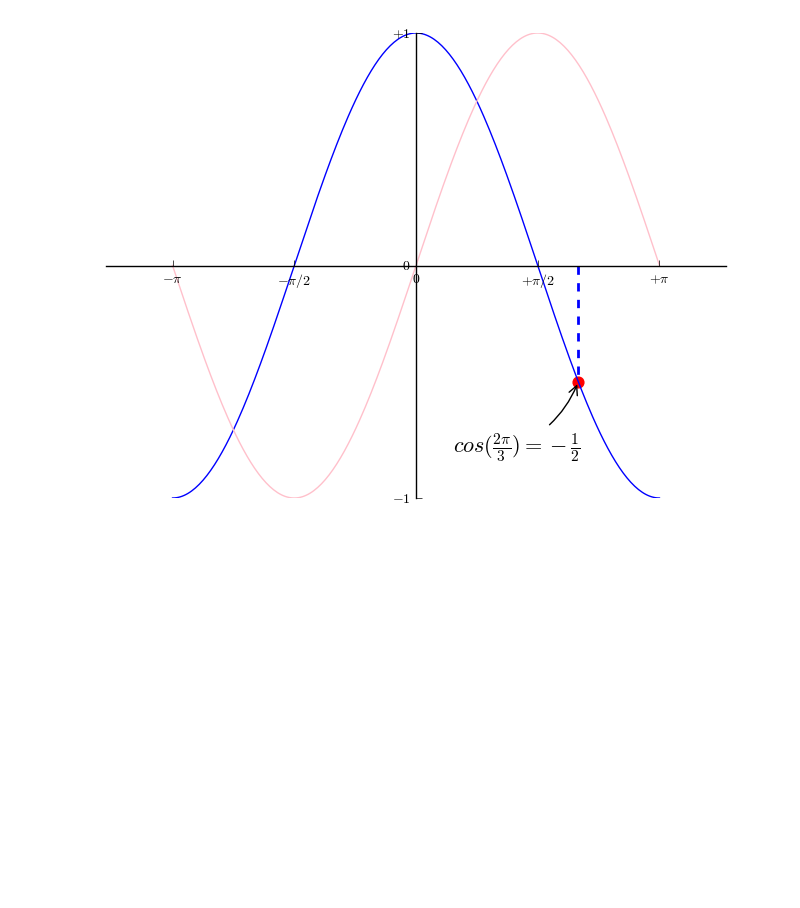
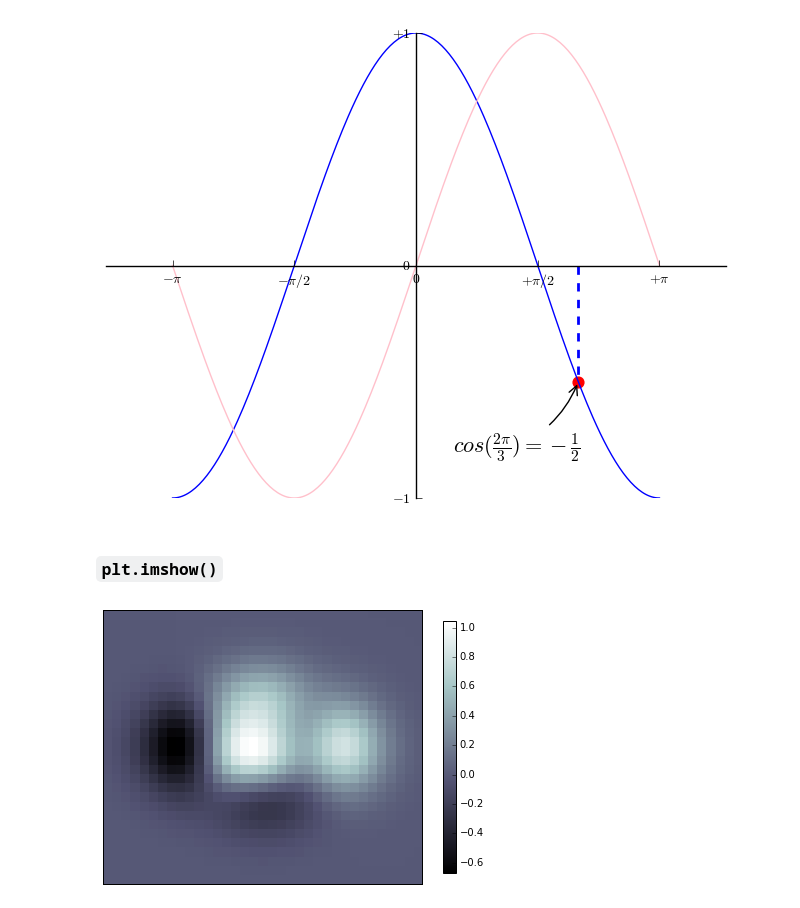
Before and after one commit to mr6r4y/re-test, a Jupyter notebook: data-science/scipy-lectures.ipynb, the cells around one changed output. Saved outputs shown, nothing was run; the diff lists cells and outputs as text; code cells hidden in the pictures; blank space fills up the shorter version.

Commit message:
Add imshow example

```diff
--- a/data-science/scipy-lectures.ipynb
+++ b/data-science/scipy-lectures.ipynb
@@ -285,3 +285,24 @@ plt.annotate(r'$cos(\frac{2\pi}{3})=-\frac{1}{2}$', xy=(t, np.cos(t)),
 plt.show()
 # %% [output]
 [figure]
+# %% [markdown]
+### `plt.imshow()`
+# %%
+def f(x, y):
+    return (1 - x / 2 + x ** 5 + y ** 3 ) * np.exp(-x ** 2 - y ** 2)
+
+n = 10
+x = np.linspace(-3, 3, 3.5 * n)
+y = np.linspace(-3, 3, 3.0 * n)
+X, Y = np.meshgrid(x, y)
+Z = f(X, Y)
+
+plt.axes([0.025, 0.025, 0.95, 0.95])
+plt.imshow(Z, interpolation='nearest', cmap='bone', origin='lower')
+plt.colorbar(shrink=.92)
+
+plt.xticks(())
+plt.yticks(())
+plt.show()
+# %% [output]
+[figure, added]
```
